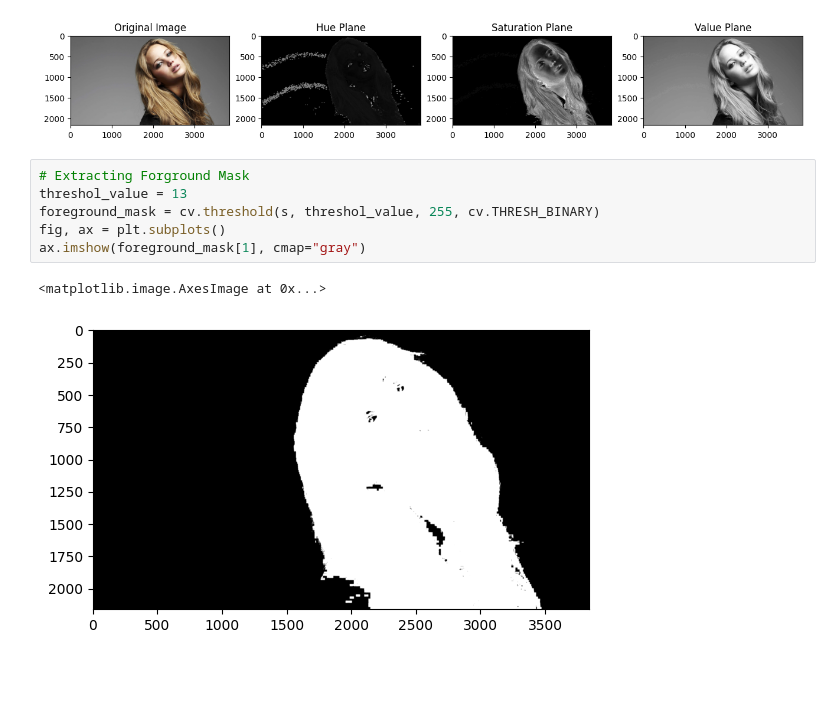
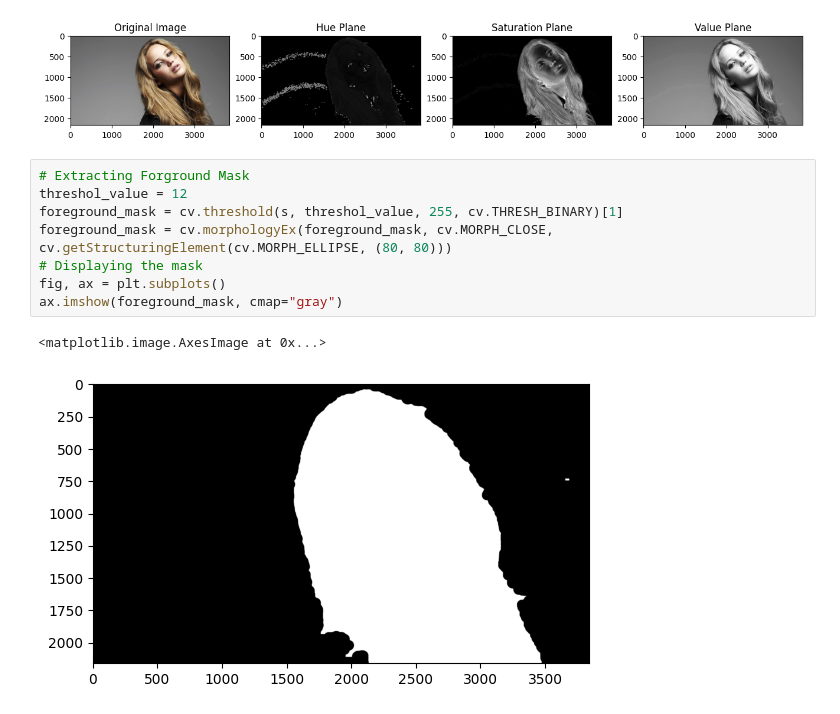
Before and after one commit to ClaranceLGS/EN3160-Assignment01, a Jupyter notebook: Assignment01.ipynb, the cells around one changed output. Saved outputs shown, nothing was run; the diff lists cells and outputs as text; blank space fills up the shorter version.

```diff
--- a/Assignment01.ipynb
+++ b/Assignment01.ipynb
@@ -403,10 +397,12 @@ plt.show()
 [figure]
 # %%
 # Extracting Forground Mask
-threshol_value = 13
-foreground_mask = cv.threshold(s, threshol_value, 255, cv.THRESH_BINARY)
+threshol_value = 12
+foreground_mask = cv.threshold(s, threshol_value, 255, cv.THRESH_BINARY)[1]
+foreground_mask = cv.morphologyEx(foreground_mask, cv.MORPH_CLOSE, cv.getStructuringElement(cv.MORPH_ELLIPSE, (80, 80)))
+# Displaying the mask
 fig, ax = plt.subplots()
-ax.imshow(foreground_mask[1], cmap="gray")
+ax.imshow(foreground_mask, cmap="gray")
 # %% [output]
 <matplotlib.image.AxesImage at 0x...>
-[figure, old version]
+[figure, new version]
```
Also changed, not shown: parts of 13 cells of this notebook.
